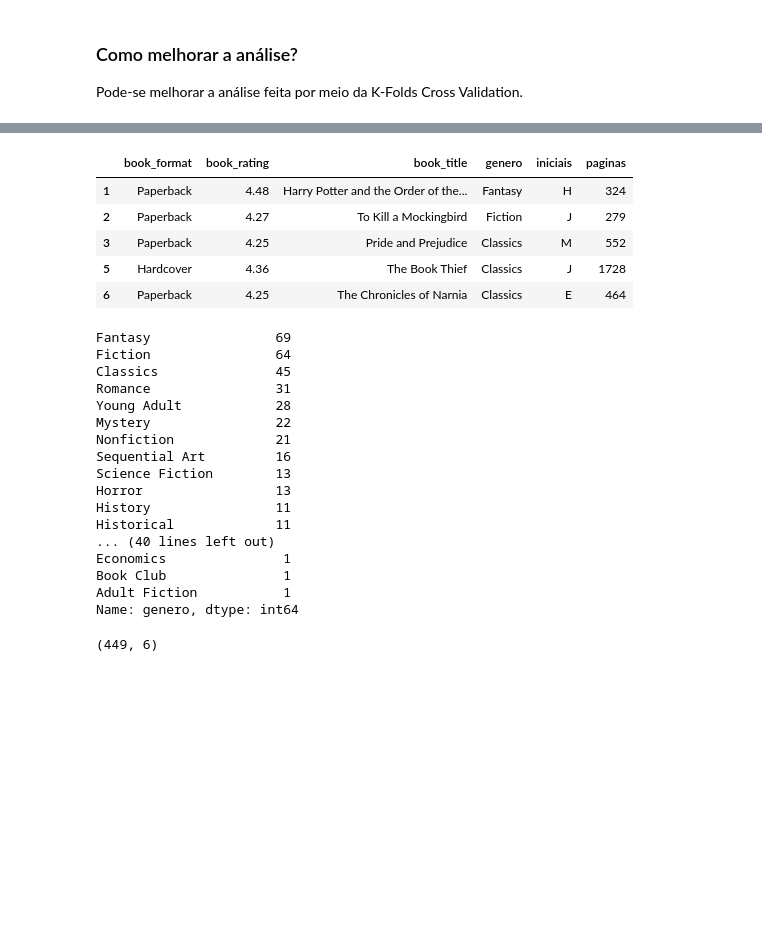
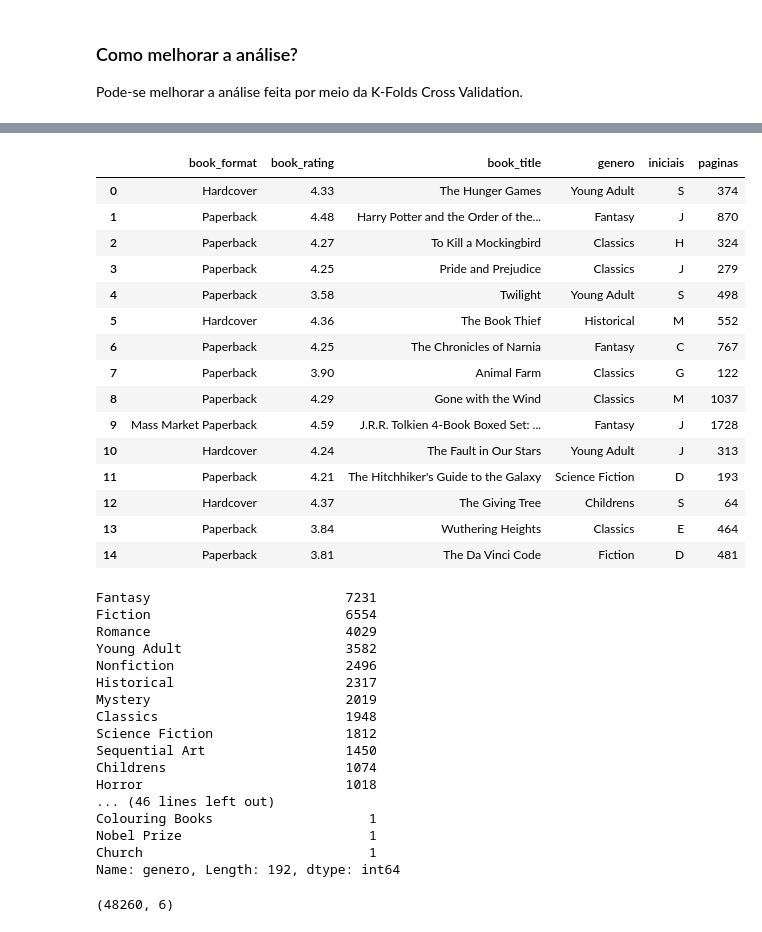
Before and after one commit to PedroHMenezes/PF_Book_rating, a Jupyter notebook: Books.ipynb, the cells around one changed output, grey strips where cells are left out. Drawn from its saved outputs; the diff is of its cells as text; code cells hidden in the pictures; blank space fills up the shorter version.

Commit message:
Com drop certos

```diff
--- a/Books.ipynb
+++ b/Books.ipynb
@@ -41,6 +41,8 @@ csv.head()
 | 4 | Stephenie Meyer | About three things I was absolute... | NaN | Paperback | 9.78032E+12 | 498 pages | 3.58 | ... |
 # %%
 # Retirando os livros com informações faltando
+
+csv.drop(['book_isbn','book_desc','book_edition','book_rating_count','book_review_count','image_url'],axis=1,inplace=True)
 csv=csv.dropna()
-csv.head()
+len(csv.index)
 # %% [output]
@@ -53,11 +50,11 @@ csv.head()
 # %%
-ar = csv['genres'].value_counts()
+ar = csv['genres'].tolist()
 ar1 = []
 iniciais = []
 paginas = []
 
 # Escolhendo como gênero literário apenas o primeiro listado.
-for i in ar.index:
+for i in ar:
     if i == "":
         ar1.append("")
     else:
@@ -86,8 +83,8 @@ len(csv.index)
 # %%
 # Criando colunas no DataFrame para as iniciais dos autores, os números de páginas e o principal gênero do livro
-ar1=pd.DataFrame({'genero':ar1})
-iniciais_ = pd.DataFrame({'iniciais':iniciais})
-paginas_ = pd.DataFrame({'paginas':paginas})
+ar1=pd.DataFrame({'genero':ar1}, index=csv.index)
+iniciais_ = pd.DataFrame({'iniciais':iniciais}, index=csv.index)
+paginas_ = pd.DataFrame({'paginas':paginas}, index=csv.index)
 # %%
 csv = csv.join(ar1,how='inner')
 csv = csv.join(iniciais_,how='inner')
@@ -103,39 +94,48 @@ csv.head()
 # %%
-# Retirando as colunas irrelevantes para a análise geral de avaliações
-csv.drop(['book_isbn','book_authors','book_desc','book_edition','book_rating_count','book_review_count','genres','image_url','book_pages'],axis=1,inplace=True)
+csv.drop(['book_authors','genres','book_pages'],axis=1,inplace=True)
 # %%
-csv.head()
+csv.head(15)
 # %% [output]
 |  | book_format | book_rating | book_title | genero | iniciais | paginas |
-| 1 | Paperback | 4.48 | Harry Potter and the Order of the... | Fantasy | H | 324 |
-| 2 | Paperback | 4.27 | To Kill a Mockingbird | Fiction | J | 279 |
-| 3 | Paperback | 4.25 | Pride and Prejudice | Classics | M | 552 |
-| 5 | Hardcover | 4.36 | The Book Thief | Classics | J | 1728 |
-| 6 | Paperback | 4.25 | The Chronicles of Narnia | Classics | E | 464 |
+| 0 | Hardcover | 4.33 | The Hunger Games | Young Adult | S | 374 |
+| 1 | Paperback | 4.48 | Harry Potter and the Order of the... | Fantasy | J | 870 |
+| 2 | Paperback | 4.27 | To Kill a Mockingbird | Classics | H | 324 |
+| 3 | Paperback | 4.25 | Pride and Prejudice | Classics | J | 279 |
+| 4 | Paperback | 3.58 | Twilight | Young Adult | S | 498 |
+| 5 | Hardcover | 4.36 | The Book Thief | Historical | M | 552 |
+| 6 | Paperback | 4.25 | The Chronicles of Narnia | Fantasy | C | 767 |
+| 7 | Paperback | 3.90 | Animal Farm | Classics | G | 122 |
+| 8 | Paperback | 4.29 | Gone with the Wind | Classics | M | 1037 |
+| 9 | Mass Market Paperback | 4.59 | J.R.R. Tolkien 4-Book Boxed Set: ... | Fantasy | J | 1728 |
+| 10 | Hardcover | 4.24 | The Fault in Our Stars | Young Adult | J | 313 |
+| 11 | Paperback | 4.21 | The Hitchhiker's Guide to the Galaxy | Science Fiction | D | 193 |
+| 12 | Hardcover | 4.37 | The Giving Tree | Childrens | S | 64 |
+| 13 | Paperback | 3.84 | Wuthering Heights | Classics | E | 464 |
+| 14 | Paperback | 3.81 | The Da Vinci Code | Fiction | D | 481 |
 # %%
 csv['genero'].value_counts()
 # %% [output]
-Fantasy                69
-Fiction                64
-Classics               45
-Romance                31
-Young Adult            28
-Mystery                22
-Nonfiction             21
-Sequential Art         16
-Science Fiction        13
-Horror                 13
-History                11
-Historical             11
-... (40 lines left out)
-Economics               1
-Book Club               1
-Adult Fiction           1
-Name: genero, dtype: int64
+Fantasy                         7231
+Fiction                         6554
+Romance                         4029
+Young Adult                     3582
+Nonfiction                      2496
+Historical                      2317
+Mystery                         2019
+Classics                        1948
+Science Fiction                 1812
+Sequential Art                  1450
+Childrens                       1074
+Horror                          1018
+... (46 lines left out)
+Colouring Books                    1
+Nobel Prize                        1
+Church                             1
+Name: genero, Length: 192, dtype: int64
 # %%
 csv.shape
 # %% [output]
-(449, 6)
+(48260, 6)
 # %%
 # Apenas os livros com 3.5 estrelas ou mais de avaliação no Goodreads
 csv.loc[(csv['book_rating']>= 3.5)]
```
Also changed, not shown: parts of 13 cells of this notebook, 1 other file.
